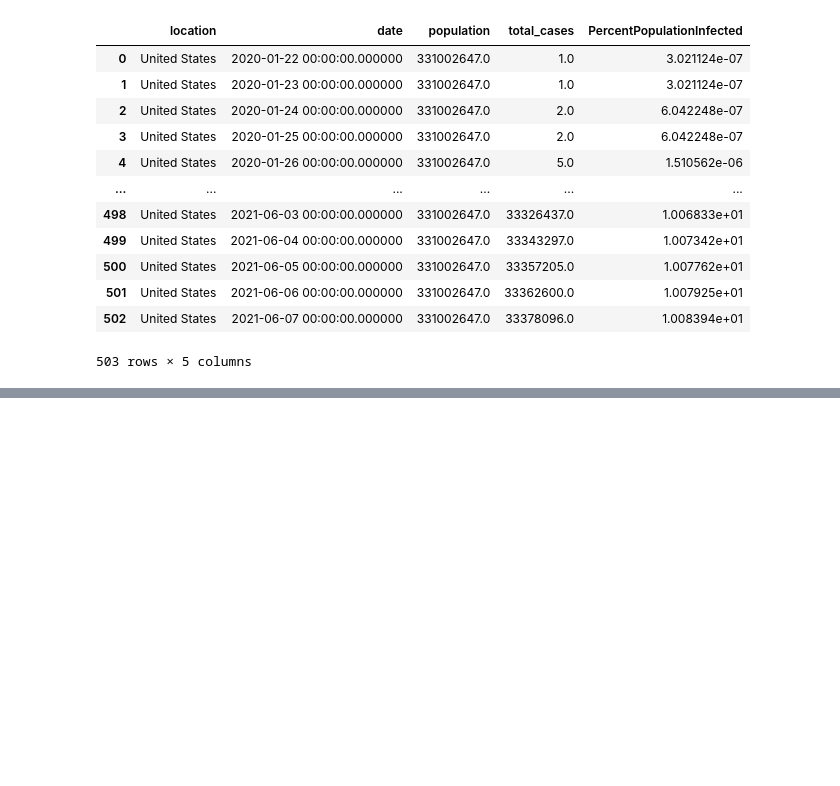
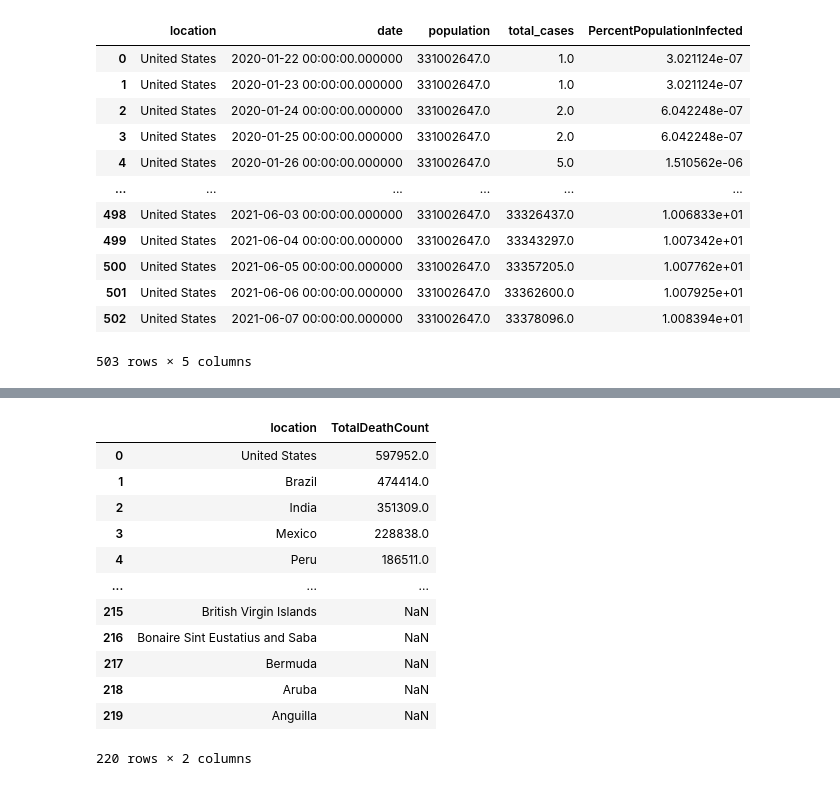
Before and after one commit to atalebizadeh/Examples, a Jupyter notebook: COVID-19/COVID-19 Pandasql.ipynb, the cells around one changed output, grey strips where cells are left out. Saved outputs shown, nothing was run; the diff lists cells and outputs as text; code cells hidden in the pictures; blank space fills up the shorter version.

```diff
--- a/COVID-19/COVID-19 Pandasql.ipynb
+++ b/COVID-19/COVID-19 Pandasql.ipynb
@@ -132,0 +129,17 @@ ps.sqldf("")
+# %%
+# showing countries with highest death count per population
+ps.sqldf("select location, MAX(cast(total_deaths as int)) as TotalDeathCount from cd where continent is not null group by location order by TotalDeathCount desc")
+# %% [output]
+|  | location | TotalDeathCount |
+| 0 | United States | 597952.0 |
+| 1 | Brazil | 474414.0 |
+| 2 | India | 351309.0 |
+| 3 | Mexico | 228838.0 |
+| 4 | Peru | 186511.0 |
+| ... | ... | ... |
+| 215 | British Virgin Islands | NaN |
+| 216 | Bonaire Sint Eustatius and Saba | NaN |
+| 217 | Bermuda | NaN |
+| 218 | Aruba | NaN |
+| 219 | Anguilla | NaN |
+220 rows × 2 columns
```
Also changed, not shown: parts of 10 cells of this notebook.
